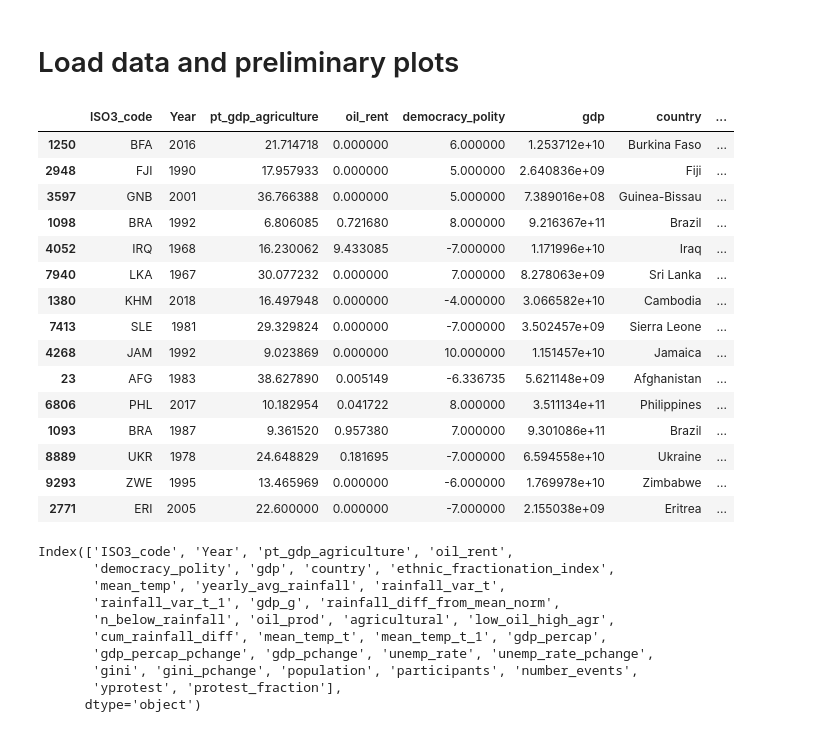
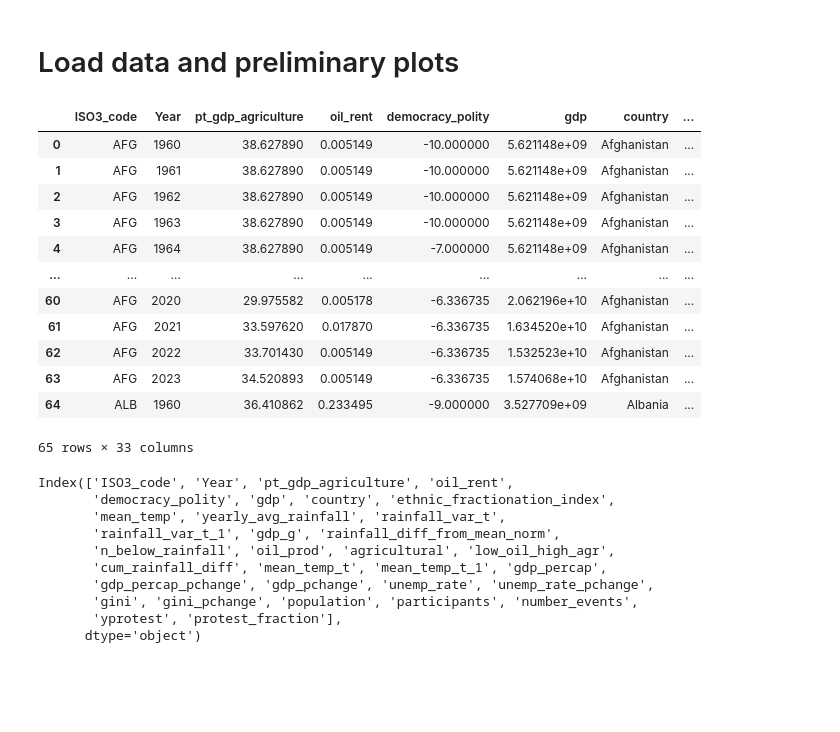
Before and after one commit to ebelchio12/nature-and-conflicts, a Jupyter notebook: 03_models/01_rainfall_gdp_change/linear_models.ipynb, the cells around one changed output. Saved outputs shown, nothing was run; the diff lists cells and outputs as text; code cells hidden in the pictures; blank space fills up the shorter version.

```diff
--- a/03_models/01_rainfall_gdp_change/linear_models.ipynb
+++ b/03_models/01_rainfall_gdp_change/linear_models.ipynb
@@ -9,24 +9,21 @@ import seaborn as sns
 # %%
 data = pd.read_csv('../../02_dataset/merged_df.csv')
 data.drop(columns='Unnamed: 0', inplace=True)
-data.sample(15)
+data.head(65)
 # %% [output]
 |  | ISO3_code | Year | pt_gdp_agriculture | oil_rent | democracy_polity | gdp | country | ... |
-| 1250 | BFA | 2016 | 21.714718 | 0.000000 | 6.000000 | 1.253712e+10 | Burkina Faso | ... |
-| 2948 | FJI | 1990 | 17.957933 | 0.000000 | 5.000000 | 2.640836e+09 | Fiji | ... |
-| 3597 | GNB | 2001 | 36.766388 | 0.000000 | 5.000000 | 7.389016e+08 | Guinea-Bissau | ... |
-| 1098 | BRA | 1992 | 6.806085 | 0.721680 | 8.000000 | 9.216367e+11 | Brazil | ... |
-| 4052 | IRQ | 1968 | 16.230062 | 9.433085 | -7.000000 | 1.171996e+10 | Iraq | ... |
-| 7940 | LKA | 1967 | 30.077232 | 0.000000 | 7.000000 | 8.278063e+09 | Sri Lanka | ... |
-| 1380 | KHM | 2018 | 16.497948 | 0.000000 | -4.000000 | 3.066582e+10 | Cambodia | ... |
-| 7413 | SLE | 1981 | 29.329824 | 0.000000 | -7.000000 | 3.502457e+09 | Sierra Leone | ... |
-| 4268 | JAM | 1992 | 9.023869 | 0.000000 | 10.000000 | 1.151457e+10 | Jamaica | ... |
-| 23 | AFG | 1983 | 38.627890 | 0.005149 | -6.336735 | 5.621148e+09 | Afghanistan | ... |
-| 6806 | PHL | 2017 | 10.182954 | 0.041722 | 8.000000 | 3.511134e+11 | Philippines | ... |
-| 1093 | BRA | 1987 | 9.361520 | 0.957380 | 7.000000 | 9.301086e+11 | Brazil | ... |
-| 8889 | UKR | 1978 | 24.648829 | 0.181695 | -7.000000 | 6.594558e+10 | Ukraine | ... |
-| 9293 | ZWE | 1995 | 13.465969 | 0.000000 | -6.000000 | 1.769978e+10 | Zimbabwe | ... |
-| 2771 | ERI | 2005 | 22.600000 | 0.000000 | -7.000000 | 2.155038e+09 | Eritrea | ... |
+| 0 | AFG | 1960 | 38.627890 | 0.005149 | -10.000000 | 5.621148e+09 | Afghanistan | ... |
+| 1 | AFG | 1961 | 38.627890 | 0.005149 | -10.000000 | 5.621148e+09 | Afghanistan | ... |
+| 2 | AFG | 1962 | 38.627890 | 0.005149 | -10.000000 | 5.621148e+09 | Afghanistan | ... |
+| 3 | AFG | 1963 | 38.627890 | 0.005149 | -10.000000 | 5.621148e+09 | Afghanistan | ... |
+| 4 | AFG | 1964 | 38.627890 | 0.005149 | -7.000000 | 5.621148e+09 | Afghanistan | ... |
+| ... | ... | ... | ... | ... | ... | ... | ... | ... |
+| 60 | AFG | 2020 | 29.975582 | 0.005178 | -6.336735 | 2.062196e+10 | Afghanistan | ... |
+| 61 | AFG | 2021 | 33.597620 | 0.017870 | -6.336735 | 1.634520e+10 | Afghanistan | ... |
+| 62 | AFG | 2022 | 33.701430 | 0.005149 | -6.336735 | 1.532523e+10 | Afghanistan | ... |
+| 63 | AFG | 2023 | 34.520893 | 0.005149 | -6.336735 | 1.574068e+10 | Afghanistan | ... |
+| 64 | ALB | 1960 | 36.410862 | 0.233495 | -9.000000 | 3.527709e+09 | Albania | ... |
+65 rows × 33 columns
 # %%
 data.columns
 # %% [output]
```
Also changed, not shown: 2 other files.
